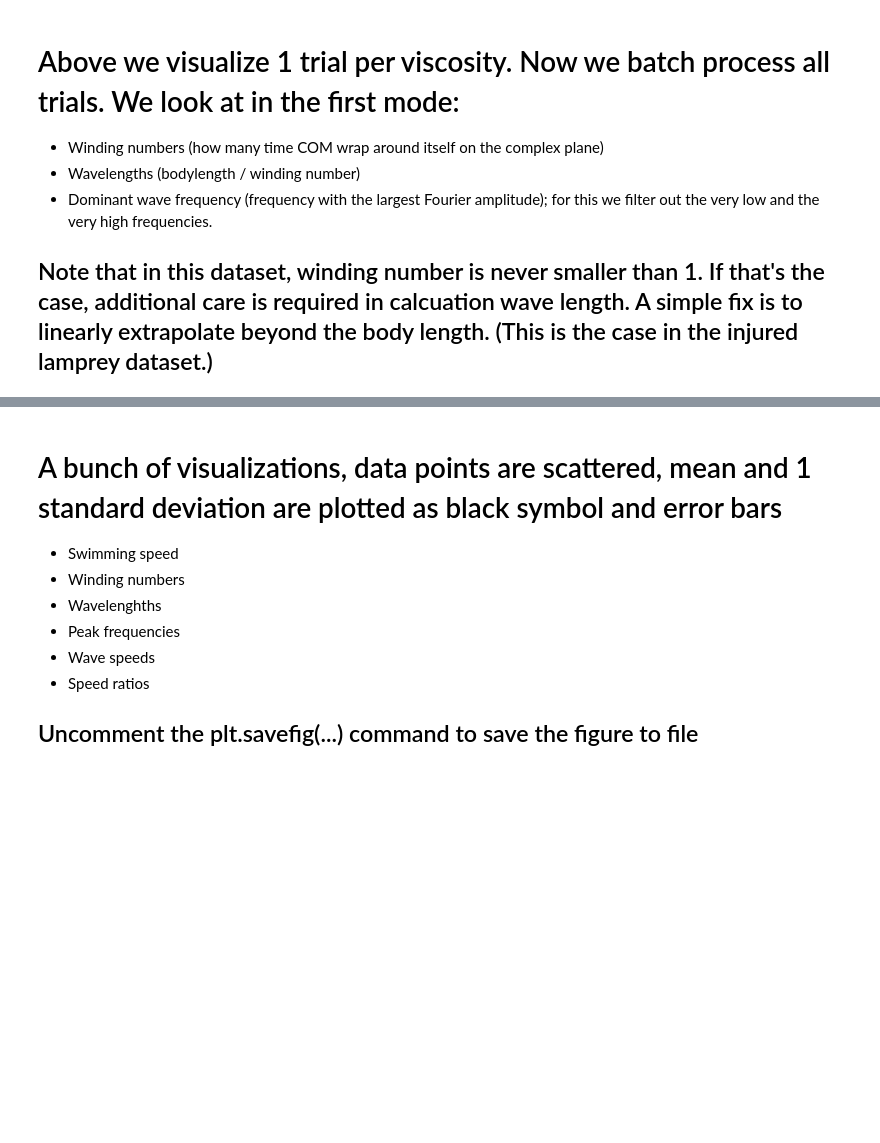
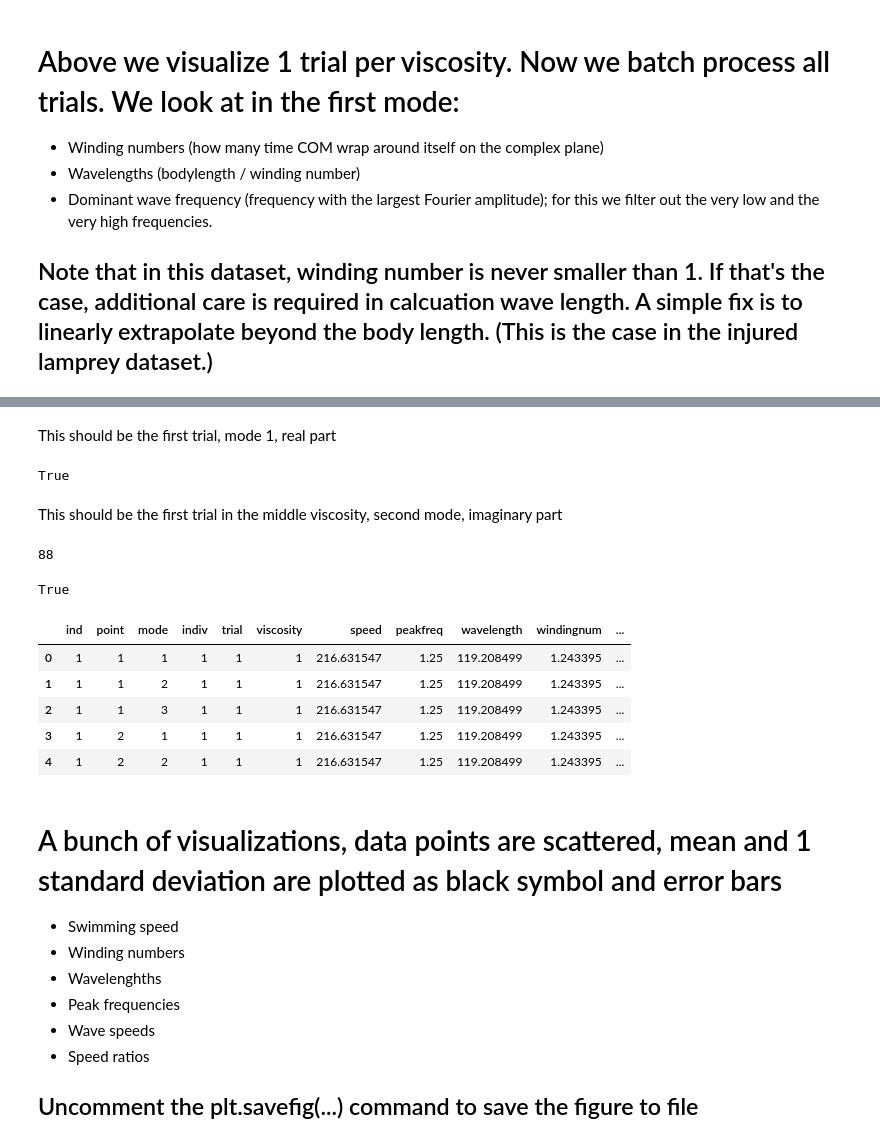
Before and after one commit to tytell/Viscosity, a Jupyter notebook: Lamprey_COD-Part_III_First_Mode.ipynb, the cells around one changed output, grey strips where cells are left out. Drawn from its saved outputs; the diff is of its cells as text; code cells hidden in the pictures; blank space fills up the shorter version.

Commit message:
Export COD modes to be analyzed with R

```diff
--- a/Lamprey_COD-Part_III_First_Mode.ipynb
+++ b/Lamprey_COD-Part_III_First_Mode.ipynb
@@ -450,11 +442,15 @@ winding_numbers = [[],[],[]]
 wavelengths = [[],[],[]]
 peak_freqs = [[],[],[]]
 individuals = [[],[],[]]
+trials = [[],[],[]]
+viscosities = [[],[],[]]
 speeds = [[],[], []]
+modesreal = [[], [], []]
+modesimag = [[], [], []]
 
 for ind in range(1,6):
-    trials = data_frame[data_frame['indiv'] == ind]['trial'].unique()
-    for tr in trials:
+    trials1 = data_frame[data_frame['indiv'] == ind]['trial'].unique()
+    for tr in trials1:
 
         trial_df = data_frame.loc[(data_frame['indiv'] == ind) &\
                              (data_frame['trial'] == tr)]
@@ -471,6 +467,9 @@ for ind in range(1,6):
         shifted_real = np.array(np.real(first_mode) - np.mean(np.real(first_mode))).flatten()
         shifted_imag = np.array(np.imag(first_mode) - np.mean(np.imag(first_mode))).flatten()
 #         print( np.mean(np.real(first_mode)), np.sum(np.real(first_mode)) )
+
+        modesreal[v].append(np.real(U[:,:3]))
+        modesimag[v].append(np.imag(U[:,:3]))
 
         tot_angle = 0
         exceed_2pi = False
@@ -509,6 +508,9 @@ for ind in range(1,6):
         peak_freqs[v].append(peak_freq)
 
         individuals[v].append(ind)
+        trials[v].append(tr)
+        viscosities[v].append(trial_df['viscosity'].unique()[0])
+
         # If the peak frequency is largest than 10, then there's something very strange about the dataset
         # we visualize it to see what's going on
         if(peak_freq > 10.):
@@ -541,0 +546,15 @@ Working on individual 5 trial 43.
+# %%
+index = pd.MultiIndex.from_product([range(1,213), range(1,21), range(1,4)], names=['ind','point','mode'])
+# %%
+trialvalues = [individuals, trials, viscosities, speeds, peak_freqs, wavelengths, winding_numbers]
+colnames = ['indiv', 'trial', 'viscosity', 'speed', 'peakfreq', 'wavelength', 'windingnum']
+
+cols = {}
+for c, n in zip(trialvalues, colnames):
+    v = np.tile(np.array(np.concatenate(c))[:,np.newaxis,np.newaxis], (1, 20, 3))
+    cols.update({n: pd.Series(v.flatten(), index=index)})
+
+coddata = pd.DataFrame(cols)
+# %%
+coddata['modereal'] = pd.Series(np.concatenate(modesreal).flatten(), index=index)
+coddata['modeimag'] = pd.Series(np.concatenate(modesimag).flatten(), index=index)
@@ -541,0 +563,26 @@ Working on individual 5 trial 43.
+# %% [markdown]
+This should be the first trial, mode 1, real part
+# %%
+np.all(coddata.loc[(1,slice(None),1), "modereal"].to_numpy() == \
+    np.array(modesreal[0][0])[:,0])
+# %% [output]
+True
+# %% [markdown]
+This should be the first trial in the middle viscosity, second mode, imaginary part
+# %%
+len(modesreal[0])
+# %% [output]
+88
+# %%
+np.all(coddata.loc[(89,slice(None),2), "modeimag"].to_numpy() == np.array(modesimag[1][0])[:,1])
+# %% [output]
+True
+# %%
+coddata.reset_index().head()
+# %% [output]
+|  | ind | point | mode | indiv | trial | viscosity | speed | peakfreq | wavelength | windingnum | ... |
+| 0 | 1 | 1 | 1 | 1 | 1 | 1 | 216.631547 | 1.25 | 119.208499 | 1.243395 | ... |
+| 1 | 1 | 1 | 2 | 1 | 1 | 1 | 216.631547 | 1.25 | 119.208499 | 1.243395 | ... |
+| 2 | 1 | 1 | 3 | 1 | 1 | 1 | 216.631547 | 1.25 | 119.208499 | 1.243395 | ... |
+| 3 | 1 | 2 | 1 | 1 | 1 | 1 | 216.631547 | 1.25 | 119.208499 | 1.243395 | ... |
+| 4 | 1 | 2 | 2 | 1 | 1 | 1 | 216.631547 | 1.25 | 119.208499 | 1.243395 | ... |
```
Also changed, not shown: parts of 10 cells of this notebook, 2 other files.
